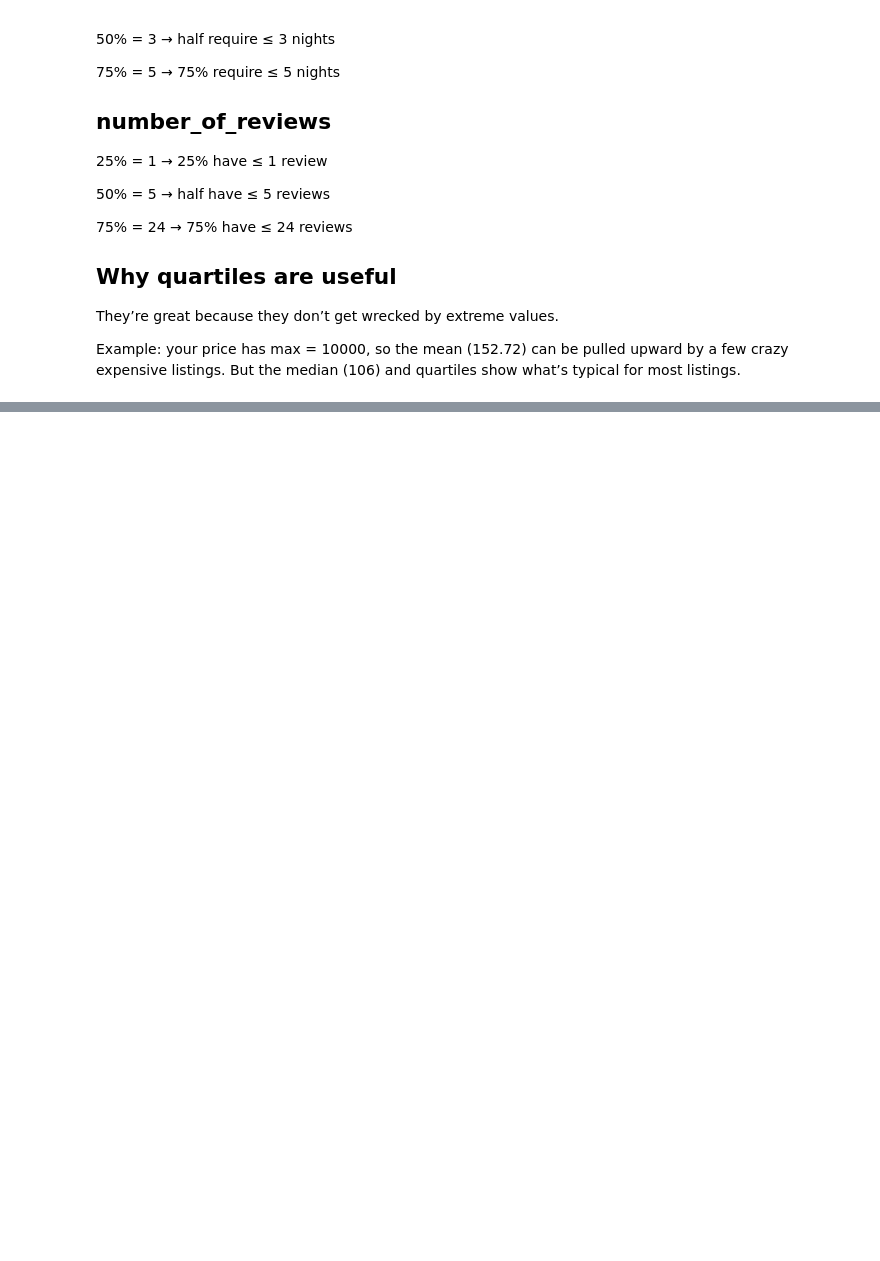
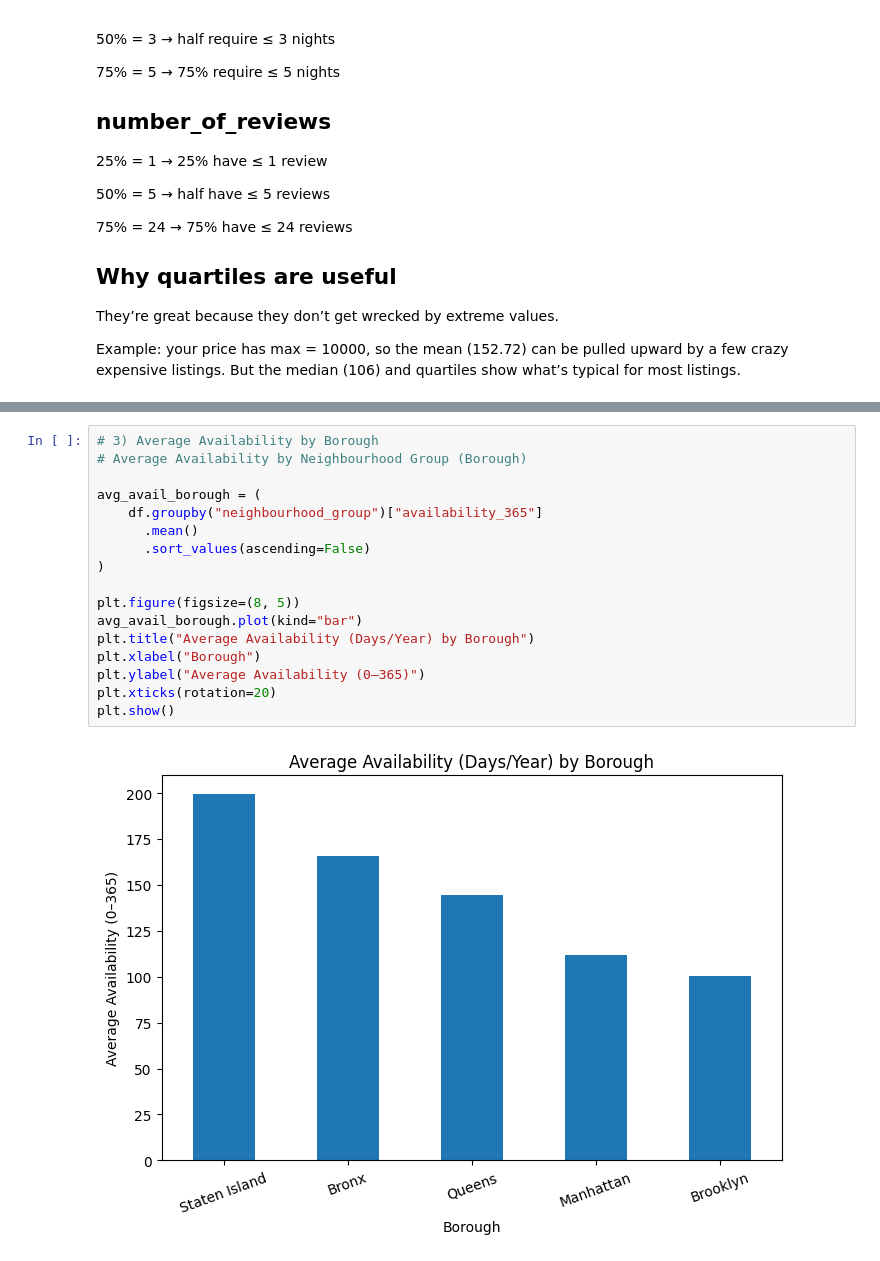
Before and after one commit to mohit716/airbnb-nyc-pandas, a Jupyter notebook: airbnb-nyc-pandas.ipynb, the cells around one changed output, grey strips where cells are left out. Saved outputs shown, nothing was run; the diff lists cells and outputs as text; blank space fills up the shorter version.

```diff
--- a/airbnb-nyc-pandas.ipynb
+++ b/airbnb-nyc-pandas.ipynb
@@ -823,0 +1090,19 @@ But the median (106) and quartiles show what’s typical for most listings.
+# %%
+# 3) Average Availability by Borough
+# Average Availability by Neighbourhood Group (Borough)
+
+avg_avail_borough = (
+    df.groupby("neighbourhood_group")["availability_365"]
+      .mean()
+      .sort_values(ascending=False)
+)
+
+plt.figure(figsize=(8, 5))
+avg_avail_borough.plot(kind="bar")
+plt.title("Average Availability (Days/Year) by Borough")
+plt.xlabel("Borough")
+plt.ylabel("Average Availability (0–365)")
+plt.xticks(rotation=20)
+plt.show()
+# %% [output]
+[figure, added]
```
Also changed, not shown: parts of 24 cells of this notebook.
